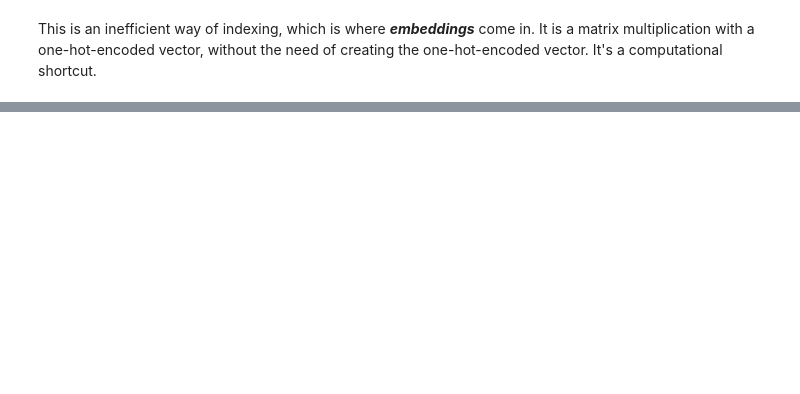
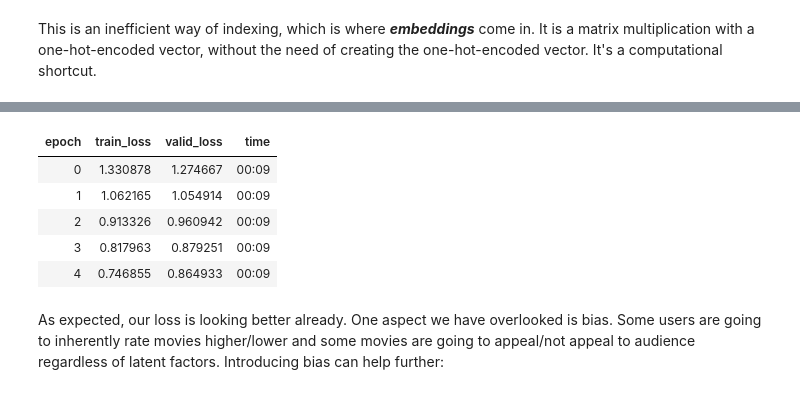
Before and after one commit to vpste1/mlscrapbook, a Jupyter notebook: CollaborativeFiltering.ipynb, the cells around one changed output, grey strips where cells are left out. Saved outputs shown, nothing was run; the diff lists cells and outputs as text; code cells hidden in the pictures; blank space fills up the shorter version.

```diff
--- a/CollaborativeFiltering.ipynb
+++ b/CollaborativeFiltering.ipynb
@@ -169,0 +209,24 @@ This is an inefficient way of indexing, which is where ***embeddings*** come in.
+# %%
+class DotProduct(Module):
+    def __init__(self, n_users, n_movies, n_factors, y_range=(0,5.5)):
+        self.user_factors = Embedding(n_users, n_factors)
+        self.movie_factors = Embedding(n_movies, n_factors)
+        self.y_range = y_range
+
+    def forward(self, x):
+        users = self.user_factors(x[:,0])
+        movies = self.movie_factors(x[:,1])
+        return sigmoid_range((users * movies).sum(dim=1), *self.y_range)
+# %%
+model = DotProduct(n_users, n_movies, 50)
+learn = Learner(dls, model, loss_func=MSELossFlat())
+learn.fit_one_cycle(5, 5e-3)
+# %% [output]
+| epoch | train_loss | valid_loss | time |
+| 0 | 1.330878 | 1.274667 | 00:09 |
+| 1 | 1.062165 | 1.054914 | 00:09 |
+| 2 | 0.913326 | 0.960942 | 00:09 |
+| 3 | 0.817963 | 0.879251 | 00:09 |
+| 4 | 0.746855 | 0.864933 | 00:09 |
+# %% [markdown]
+As expected, our loss is looking better already. One aspect we have overlooked is bias. Some users are going to inherently rate movies higher/lower and some movies are going to appeal/not appeal to audience regardless of latent factors. Introducing bias can help further:
```
Also changed, not shown: parts of 14 cells of this notebook.
